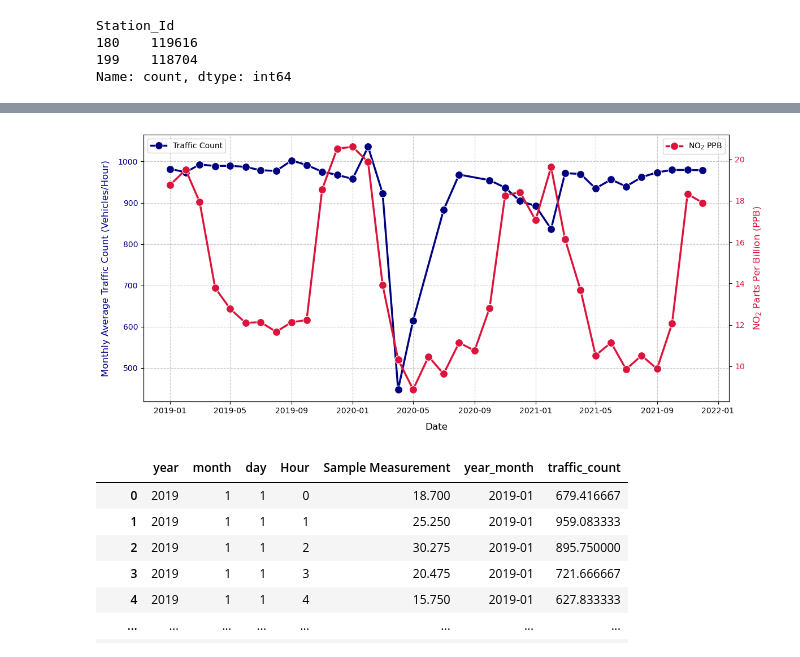
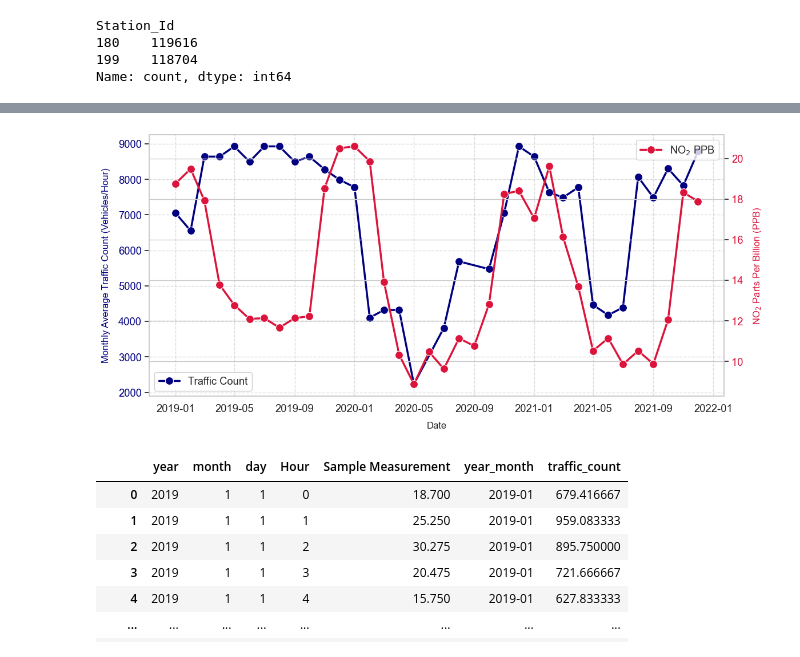
Before and after one commit to SujanNeupane42/NO2-vs-Traffic-Analysis-using-PySpark-and-GeoPandas, a Jupyter notebook: main_notebook.ipynb, the cells around one changed output, grey strips where cells are left out. Drawn from its saved outputs; the diff is of its cells as text; code cells hidden in the pictures.

```diff
--- a/main_notebook.ipynb
+++ b/main_notebook.ipynb
@@ -1828,35 +1828,38 @@ EPA_year_month_avg.rename(columns={"Sample Measurement": "Average_NO2"}, inplace
 EPA_year_month_avg["year_month"] = pd.to_datetime(EPA_year_month_avg["year_month"])
 # %%
 traffic_long["year-month"] = traffic_long["year"].astype(str) + "-" + traffic_long["month"].astype(str).str.zfill(2)
-Traffic_year_month_avg = traffic_long.groupby("year-month")["traffic_count"].mean().reset_index()
+Traffic_year_month_avg = traffic_long.groupby("year-month")["traffic_count"].count().reset_index()
 Traffic_year_month_avg.rename(columns={"traffic_count": "Average_Traffic_Count"}, inplace=True)
 Traffic_year_month_avg["year-month"] = pd.to_datetime(Traffic_year_month_avg["year-month"])
 # %%
 fig, ax1 = plt.subplots(figsize=(12, 6))
 
 sns.lineplot(data=Traffic_year_month_avg, x="year-month", y="Average_Traffic_Count", label="Traffic Count", color="navy", linewidth=2.5, ax=ax1, marker="o", markersize=10)
 ax1.set_ylabel("Monthly Average Traffic Count (Vehicles/Hour)", color="navy", fontsize=12, labelpad=10)
 ax1.tick_params(axis='y', labelcolor="navy")
 ax1.set_xlabel("Date", fontsize=12, labelpad=10)
 ax1.grid(True, linestyle='--', alpha=0.7)
+ax1.ticklabel_format(style='scientific', axis = 'y')
+t = ax1.yaxis.get_offset_text()
+t.set_size(20)
 
 ax2 = ax1.twinx()
 sns.lineplot(data=EPA_year_month_avg, x="year_month", y="Average_NO2", label="NO$_2$ PPB", color="crimson", linewidth=2.5, ax=ax2, marker="o", markersize=10)
 ax2.set_ylabel("NO$_2$ Parts Per Billion (PPB)", color="crimson", fontsize=12, labelpad=10)
 ax2.tick_params(axis='y', labelcolor="crimson")
 
 
 lines1, labels1 = ax1.get_legend_handles_labels()
-ax1.legend(lines1 , labels1, loc='upper left', frameon=True, framealpha=0.9)
+ax1.legend(lines1 , labels1, loc='lower left', frameon=True, framealpha=0.9)
 
 ax2.ticklabel_format(style='scientific', axis = 'y')
-t = ax.yaxis.get_offset_text()
+t = ax2.yaxis.get_offset_text()
 t.set_size(20)
 plt.tight_layout()
 plt.subplots_adjust(top=0.9)
 plt.show()
 # %% [output]
-[figure, old version]
+[figure, new version]
 # %%
 traffic_long1 = traffic_long.groupby(["year", "month", "day", "Hour"])["traffic_count"].mean().reset_index()
 # %%
```
Also changed, not shown: parts of 8 cells of this notebook.
